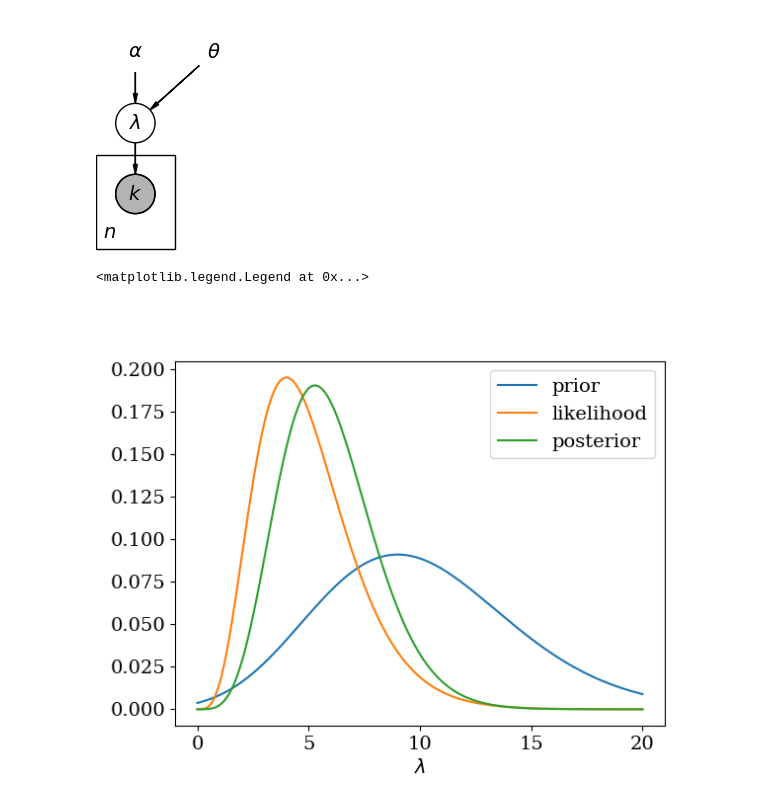
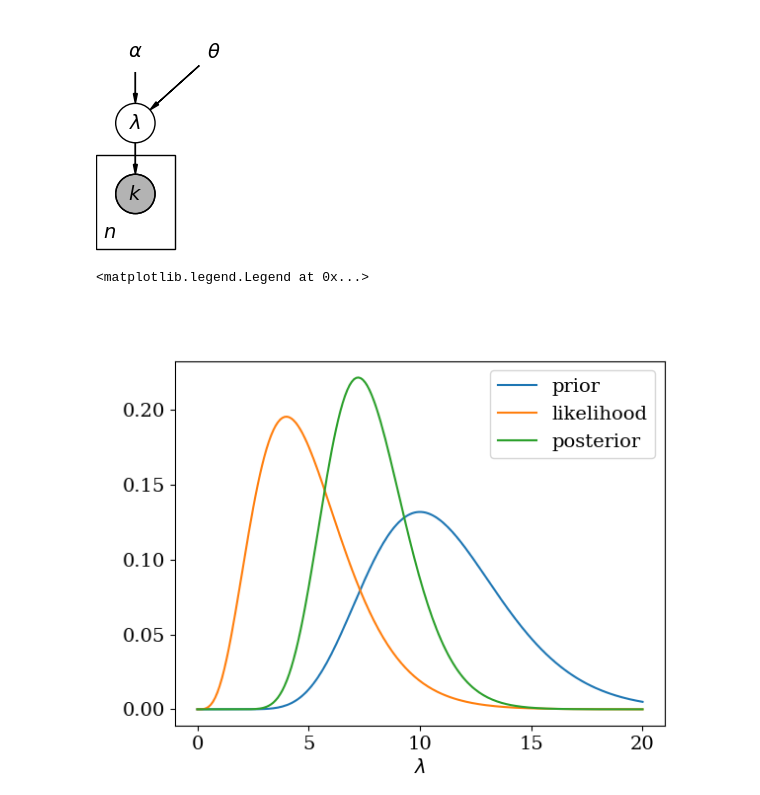
Before and after one commit to mihalybanyai/ait-compneuro-assignments, a Jupyter notebook: AIT26_Tutorial0_Probability.ipynb, the cells around one changed output. Cells and saved outputs as stored; diff of their text form; code cells hidden in the pictures.

```diff
--- a/AIT26_Tutorial0_Probability.ipynb
+++ b/AIT26_Tutorial0_Probability.ipynb
@@ -66,41 +66,41 @@ plt.figure()
 # first we define the range over which we want to calculate distributions of the latent variable
 # note that lambda is a keyword in Python (related to lambda calculus), so you can't have a variable named lambda, you can use lamb, lambda_, etc.
 lambda_support = np.linspace(0, 20, 200)
-alpha, theta = 20, -10
+alpha, theta = 10, 1
 # what we do in the next line is called a list comprehension:
 prior = np.array([sp.stats.gamma(alpha,theta).pdf(lamb) for lamb in lambda_support])
 # it's equivalent to the following code:
 # prior = np.zeros((len(lambda_support)))
 # for lambda_index, lamb in enumerate(lambda_support):
 #     prior[lambda_index] = sp.stats.gamma(alpha,theta).pdf(lamb)
 
 plt.plot(lambda_support, prior, label="prior")
 
 # we receive the observations and calculate the likelihood function
 observations = [4]
 # the following is a nested list compreshension:
 likelihood = np.array([np.array([sp.stats.poisson(lamb).pmf(obs) for obs in observations]).prod() for lamb in lambda_support])
 # it's equivalent to the following:
 # likelihood = np.zeros((len(lambda_support)))
 # for lambda_index, lamb in enumerate(lambda_support):
 #     likelihoods_for_all_observations = np.zeros(len(observations))
 #     for obs_index, obs in enumerate(observations):
 #         likelihoods_for_all_observations[obs_index] = sp.stats.poisson(lamb).pmf(obs)
 #     likelihood[lambda_index] = likelihoods_for_all_observations.prod()
 
 plt.plot(lambda_support, likelihood, label="likelihood")
 
 # we calculate the posterior using Bayes' theorem
 unnorm_posterior = likelihood * prior
 # doing the normalisation properly requires taking into account how densely we evaluate the functions
 grid_step_size = (lambda_support[-1] - lambda_support[0]) / len(lambda_support)
 posterior = unnorm_posterior / (unnorm_posterior.sum() * grid_step_size)
 plt.plot(lambda_support, posterior, label="posterior")
 plt.xlabel(r"$\lambda$")
 plt.legend()
 # %% [output]
 <matplotlib.legend.Legend at 0x...>
-[figure, old version]
+[figure, new version]
 # %%
 # Code readability hints
 
```
